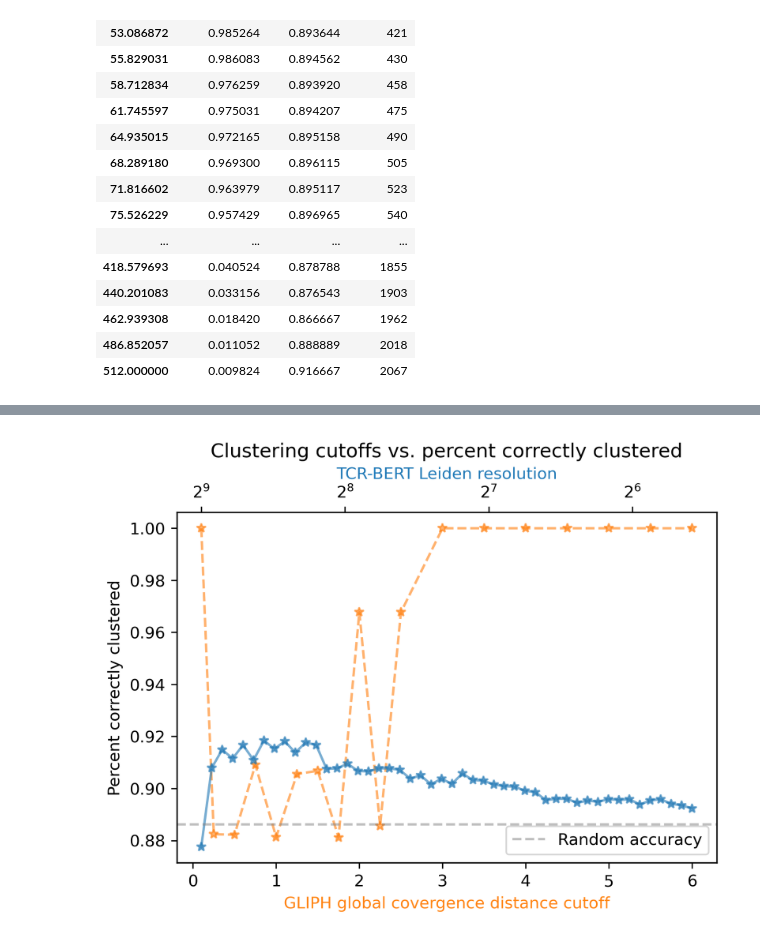
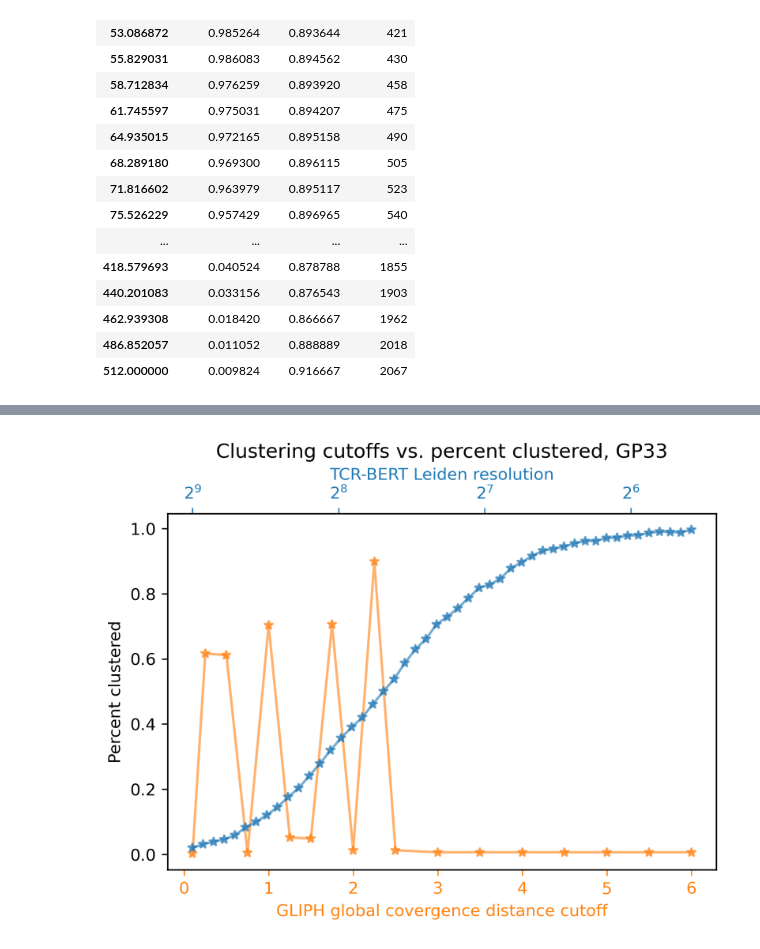
Before and after one commit to wukevin/tcr-bert, a Jupyter notebook: jupyter/transformers_lcmv_clustering.ipynb, the cells around one changed output, grey strips where cells are left out. Drawn from its saved outputs; the diff is of its cells as text; code cells hidden in the pictures.

```diff
--- a/jupyter/transformers_lcmv_clustering.ipynb
+++ b/jupyter/transformers_lcmv_clustering.ipynb
@@ -464,46 +391,9 @@ fig.show()
-# %%
-# percentage correct is much more stable for both, not worth plotting really
-fig, ax1 = plt.subplots(dpi=300)
-color='tab:orange'
-ax1.plot(
-    gliph_clustering_perf_df.index,
-    gliph_clustering_perf_df['perc_correct'],
-    marker="*", color=color, label="GLIPH", alpha=0.6, linestyle='--',
-)
-
-ax1.set_xlabel("GLIPH global covergence distance cutoff", color=color)
-ax1.set(
-    ylabel="Percent correctly clustered",
-    title="Clustering cutoffs vs. percent correctly clustered",
-)
-
-ax2 = ax1.twiny()
-ax2.plot(
-    bert_clustering_perf_df.index,
-    bert_clustering_perf_df['perc_correct'],
-    color='tab:blue', marker='*', alpha=0.6,
-)
-# ax2.plot(
-#     bert_dual_clustering_perf_df.index,
-#     bert_dual_clustering_perf_df['perc_correct'],
-#     label='TCR-BERT TRA+TRB', color='tab:green', marker="*", alpha=0.6,
-# )
-
-ax2.set_xscale('log', base=2)
-
-ax2.axhline(
-    1.0 - np.mean(list(lcmv_labels_sub_dict.values())),
-    color='grey',
-    alpha=0.5,
-    linestyle='--',
-    label='Random accuracy',
-)
-ax2.legend(loc='lower right')
-
-ax2.set_xlabel("TCR-BERT Leiden resolution", color='tab:blue')
-ax2.invert_xaxis()
-
-fig.savefig(os.path.join(PLOT_DIR, "lcmv_gliph_vs_bert_perc_correct.pdf"), bbox_inches='tight')
-fig.show()
-# %% [output]
-[figure, removed]
+# %%
+importlib.reload(plot_utils)
+plot_utils.plot_perf_over_params(
+    {"GLIPH": gliph_clustering_perf_df}, {"TCR-BERT": bert_clustering_perf_df}, 'perc_clustered',
+    title="Clustering cutoffs vs. percent clustered, GP33",
+    fname=os.path.join(PLOT_DIR, "lcmv_gliph_vs_bert_perc_clustered.pdf"),
+).show()
+# %% [output]
+[figure, added]
```
Also changed, not shown: parts of 8 cells of this notebook, 5 other files.
